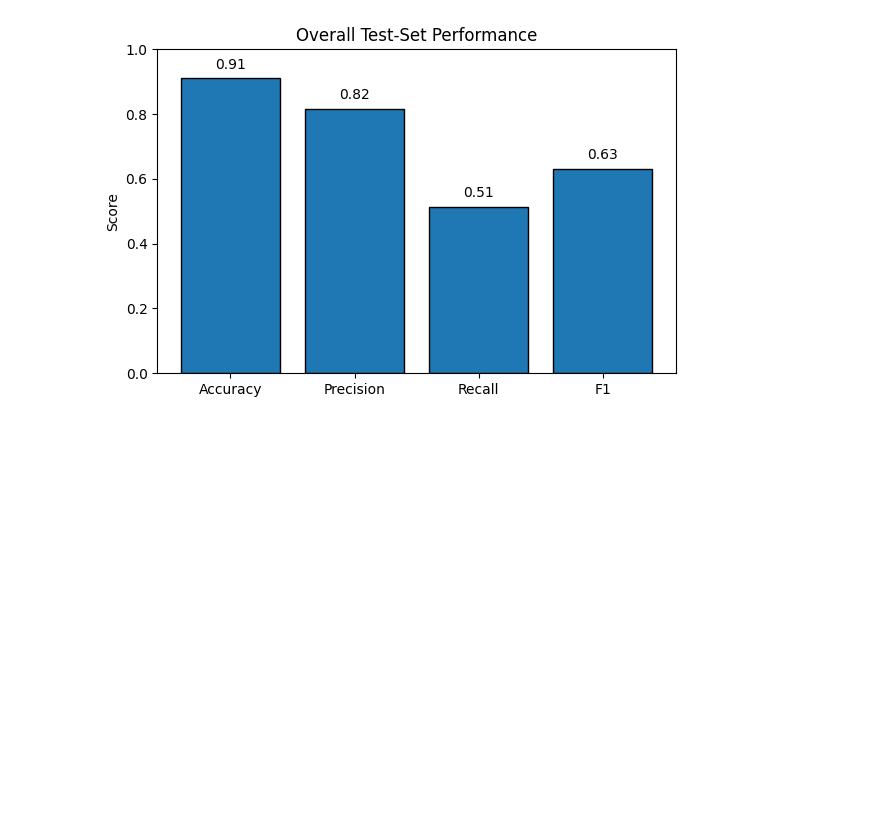
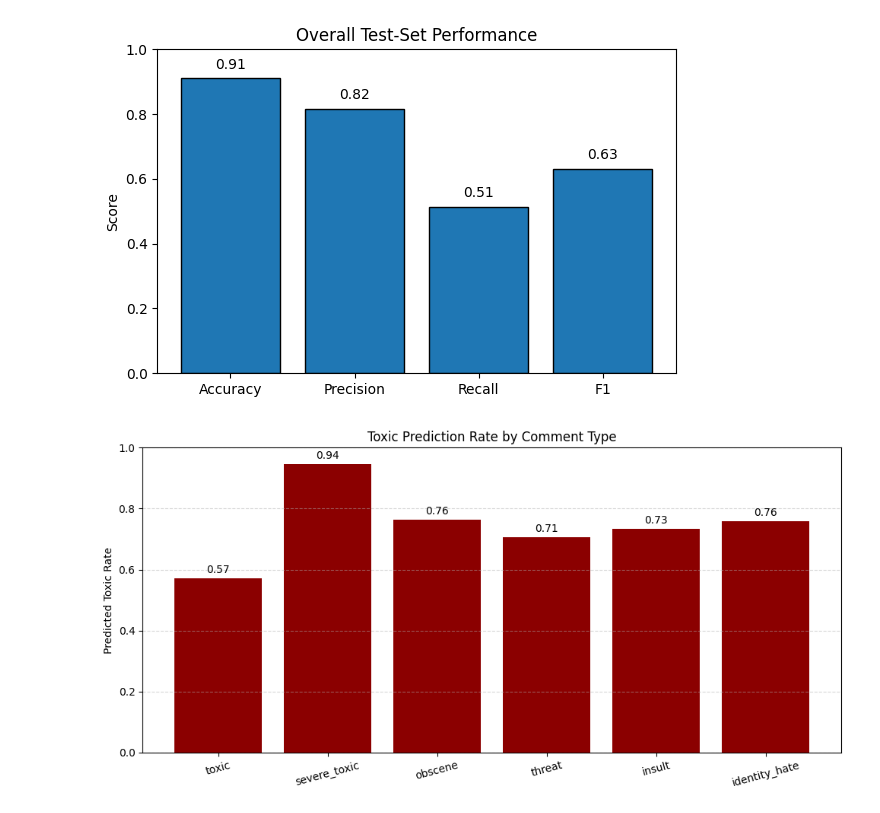
Before and after one commit to aaryavas/BERT-Toxic-Classification, a Jupyter notebook: class_bal.ipynb, the cells around one changed output. Drawn from its saved outputs; the diff is of its cells as text; code cells hidden in the pictures; blank space fills up the shorter version.

```diff
--- a/class_bal.ipynb
+++ b/class_bal.ipynb
@@ -539,3 +531,35 @@ plt.tight_layout()
 plt.show()
 # %% [output]
 [figure]
+# %%
+
+X_all = np.vstack(df['bert_embedding'])
+
+# Predict if toxic or not
+df['predicted'] = clf.predict(X_all)[:, 0]
+
+hate_labels = ['toxic', 'severe_toxic', 'obscene', 'threat', 'insult', 'identity_hate']
+
+toxic_rates = {}
+for label in hate_labels:
+    group = df[df[label] == 1]
+    if len(group) > 0:
+        toxic_rates[label] = group['predicted'].mean()
+# %%
+plt.figure(figsize=(10, 5))
+bars = plt.bar(toxic_rates.keys(), toxic_rates.values(), color='darkred')
+
+for bar in bars:
+    height = bar.get_height()
+    plt.text(bar.get_x() + bar.get_width()/2, height + 0.01,
+             f"{height:.2f}", ha='center', va='bottom', fontsize=10)
+
+plt.ylim(0, 1)
+plt.ylabel("Predicted Toxic Rate")
+plt.title("Toxic Prediction Rate by Comment Type")
+plt.xticks(rotation=15)
+plt.grid(axis='y', linestyle='--', alpha=0.5)
+plt.tight_layout()
+plt.show()
+# %% [output]
+[figure, added]
```
Also changed, not shown: parts of 2 cells of this notebook.
